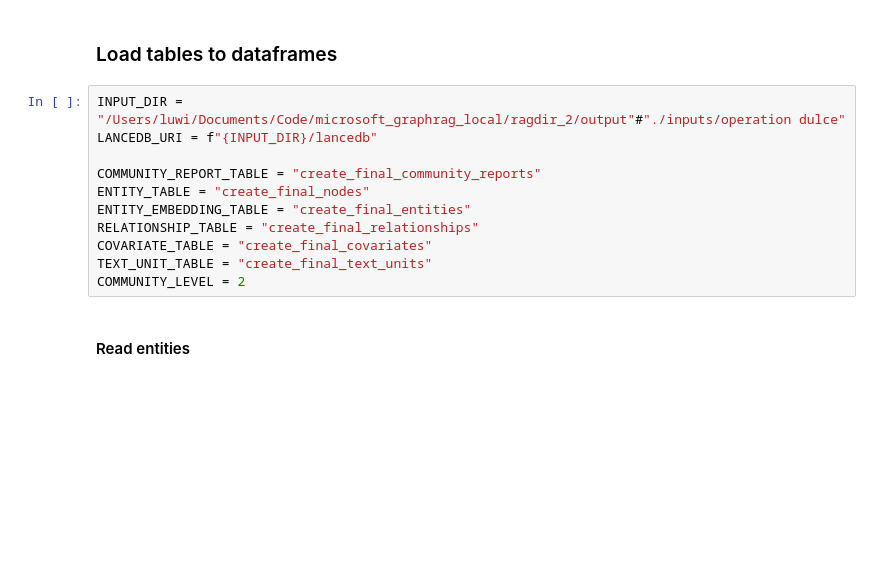
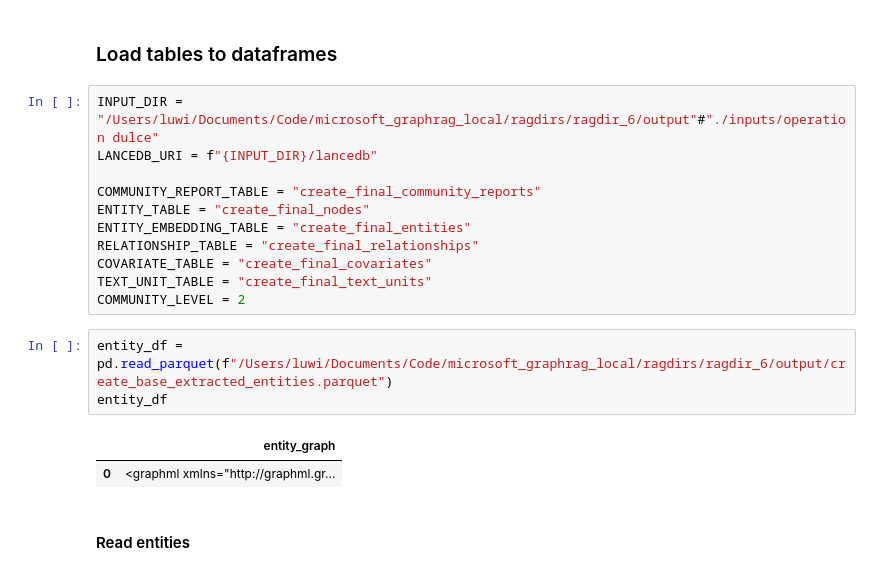
Before and after one commit to luiwie/microsoft_graphrag_local, a Jupyter notebook: examples_notebooks/local_search.ipynb, the cells around one changed output. Saved outputs shown, nothing was run; the diff lists cells and outputs as text; blank space fills up the shorter version.

```diff
--- a/examples_notebooks/local_search.ipynb
+++ b/examples_notebooks/local_search.ipynb
@@ -39,7 +39,7 @@ Local search method generates answers by combining relevant data from the AI-ext
 # %% [markdown]
 ### Load tables to dataframes
 # %%
-INPUT_DIR = "/Users/luwi/Documents/Code/microsoft_graphrag_local/ragdir_2/output"#"./inputs/operation dulce"
+INPUT_DIR = "/Users/luwi/Documents/Code/microsoft_graphrag_local/ragdirs/ragdir_6/output"#"./inputs/operation dulce"
 LANCEDB_URI = f"{INPUT_DIR}/lancedb"
 
 COMMUNITY_REPORT_TABLE = "create_final_community_reports"
@@ -49,6 +49,12 @@ RELATIONSHIP_TABLE = "create_final_relationships"
 COVARIATE_TABLE = "create_final_covariates"
 TEXT_UNIT_TABLE = "create_final_text_units"
 COMMUNITY_LEVEL = 2
+# %%
+entity_df = pd.read_parquet(f"/Users/luwi/Documents/Code/microsoft_graphrag_local/ragdirs/ragdir_6/output/create_base_extracted_entities.parquet")
+entity_df
+# %% [output]
+|  | entity_graph |
+| 0 | <graphml xmlns="http://graphml.gr... |
 # %% [markdown]
 #### Read entities
 # %%
```
Also changed, not shown: parts of 3 cells of this notebook, 3 other files.
